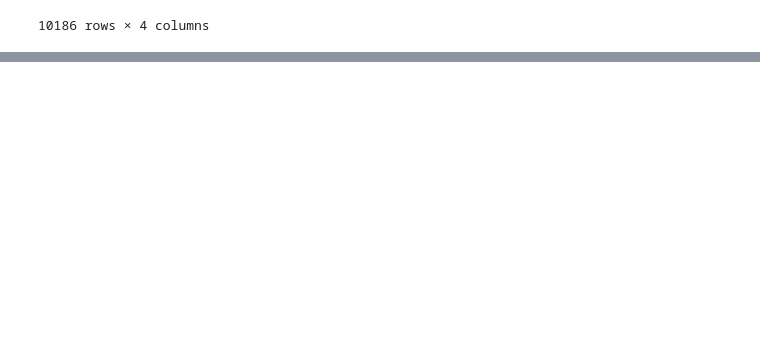
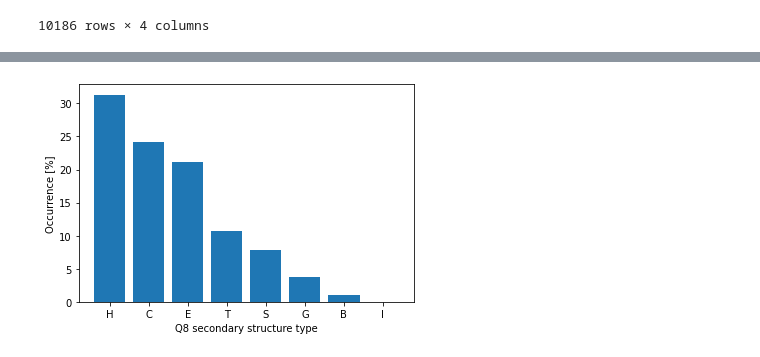
Before and after one commit to barsur93/protein_structure_prediction, a Jupyter notebook: protein_structure_prediction.ipynb, the cells around one changed output, grey strips where cells are left out. Saved outputs shown, nothing was run; the diff lists cells and outputs as text; code cells hidden in the pictures; blank space fills up the shorter version.

```diff
--- a/protein_structure_prediction.ipynb
+++ b/protein_structure_prediction.ipynb
@@ -170,0 +246,4 @@ len(df_for_modeling.iloc[0].seq)
+# %%
+visualizer.visualize_occurrence(feature_series=processes_sequeces.sst_q8, xlabel='Q8 secondary structure type').show()
+# %% [output]
+[figure, added]
```
Also changed, not shown: parts of 25 cells of this notebook, 1 other file.
